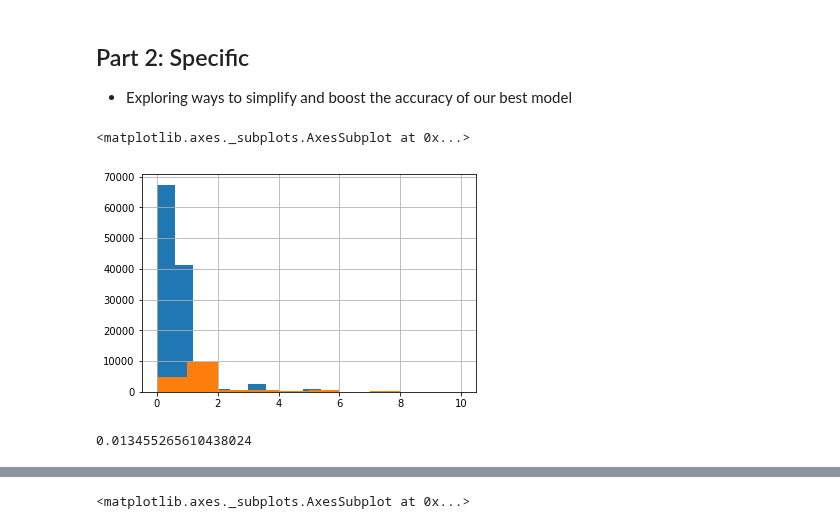
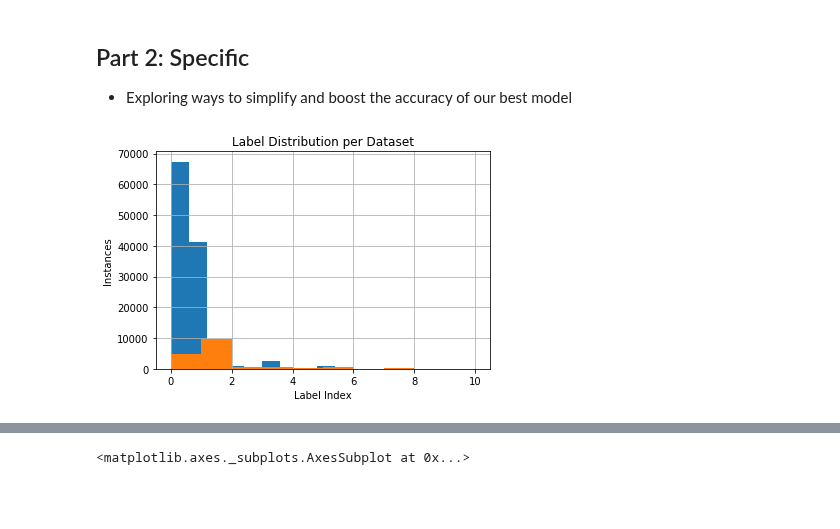
Before and after one commit to sarabranham/CX4240, a Jupyter notebook: Final_Pres.ipynb, the cells around one changed output, grey strips where cells are left out. Cells and saved outputs as stored; diff of their text form; code cells hidden in the pictures; blank space fills up the shorter version.

```diff
--- a/Final_Pres.ipynb
+++ b/Final_Pres.ipynb
@@ -194,15 +198,14 @@ def take_DoS(df):
 # %%
 traindata = pd.read_csv('NSL-KDD/KDDTrain+.csv', header=None)
 testdata = pd.read_csv('NSL-KDD/KDDTest+.csv', header=None)
 train = encode(take_DoS(traindata))
 test = encode(take_DoS(testdata))
 train[41].hist()
 test[41].hist()
+plt.ylabel('Instances')
+plt.xlabel('Label Index')
+plt.title('Label Distribution per Dataset')
+
+plt.show()
 # %% [output]
-<matplotlib.axes._subplots.AxesSubplot at 0x...>
-[figure, old version]
+[figure, new version]
-# %%
-get_accuracy(train, test, AdaBoostClassifier(n_estimators=100))
-# makes sense - 5 labels -> 11
-# %% [output]
-0.013455265610438024
```
Also changed, not shown: parts of 17 cells of this notebook.
